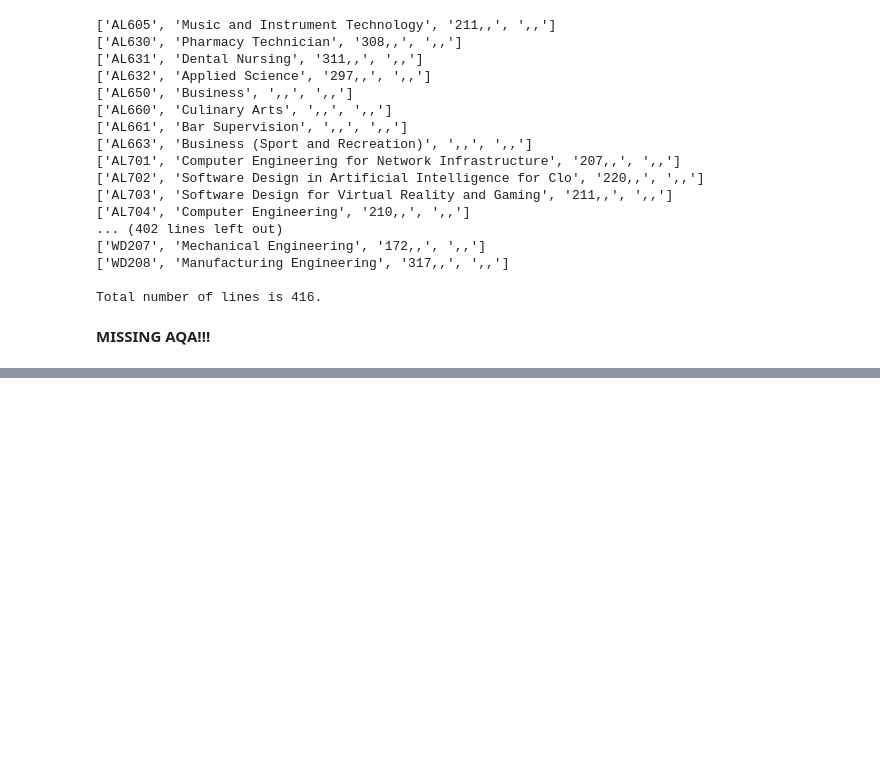
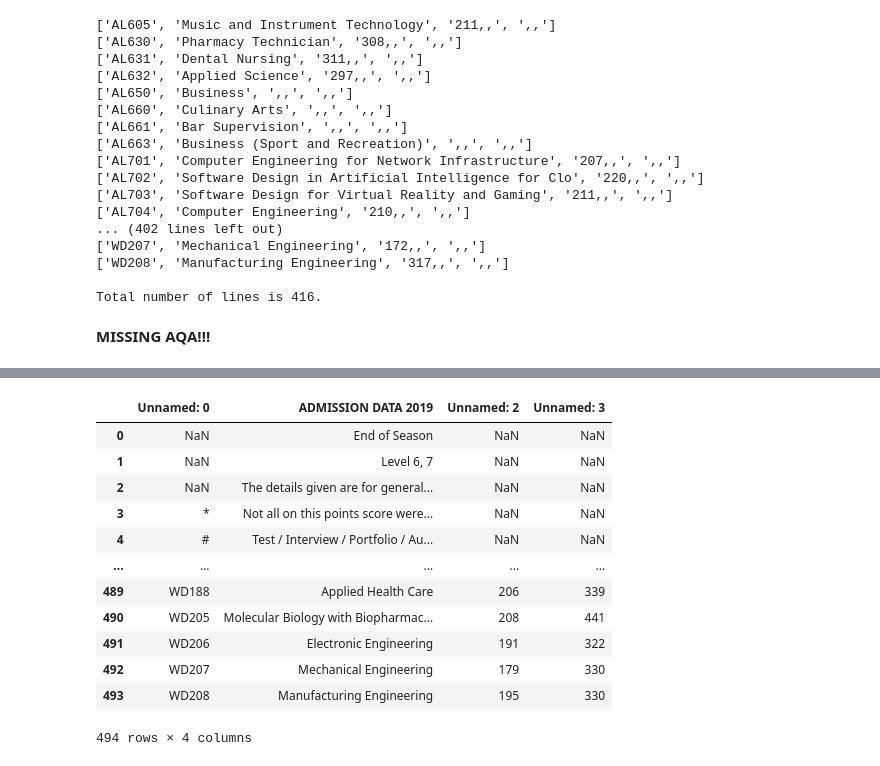
Before and after one commit to ssteffens/fundamentals-data-analysis-assessment, a Jupyter notebook: cao.ipynb, the cells around one changed output, grey strips where cells are left out. Drawn from its saved outputs; the diff is of its cells as text; code cells hidden in the pictures; blank space fills up the shorter version.

```diff
--- a/cao.ipynb
+++ b/cao.ipynb
@@ -529,0 +618,16 @@ Total number of lines is 416.
+# %%
+df2019_67
+# %% [output]
+|  | Unnamed: 0 | ADMISSION DATA 2019 | Unnamed: 2 | Unnamed: 3 |
+| 0 | NaN | End of Season | NaN | NaN |
+| 1 | NaN | Level 6, 7 | NaN | NaN |
+| 2 | NaN | The details given are for general... | NaN | NaN |
+| 3 | * | Not all on this points score were... | NaN | NaN |
+| 4 | # | Test / Interview / Portfolio / Au... | NaN | NaN |
+| ... | ... | ... | ... | ... |
+| 489 | WD188 | Applied Health Care | 206 | 339 |
+| 490 | WD205 | Molecular Biology with Biopharmac... | 208 | 441 |
+| 491 | WD206 | Electronic Engineering | 191 | 322 |
+| 492 | WD207 | Mechanical Engineering | 179 | 330 |
+| 493 | WD208 | Manufacturing Engineering | 195 | 330 |
+494 rows × 4 columns
```
Also changed, not shown: parts of 26 cells of this notebook, 31 other files.
